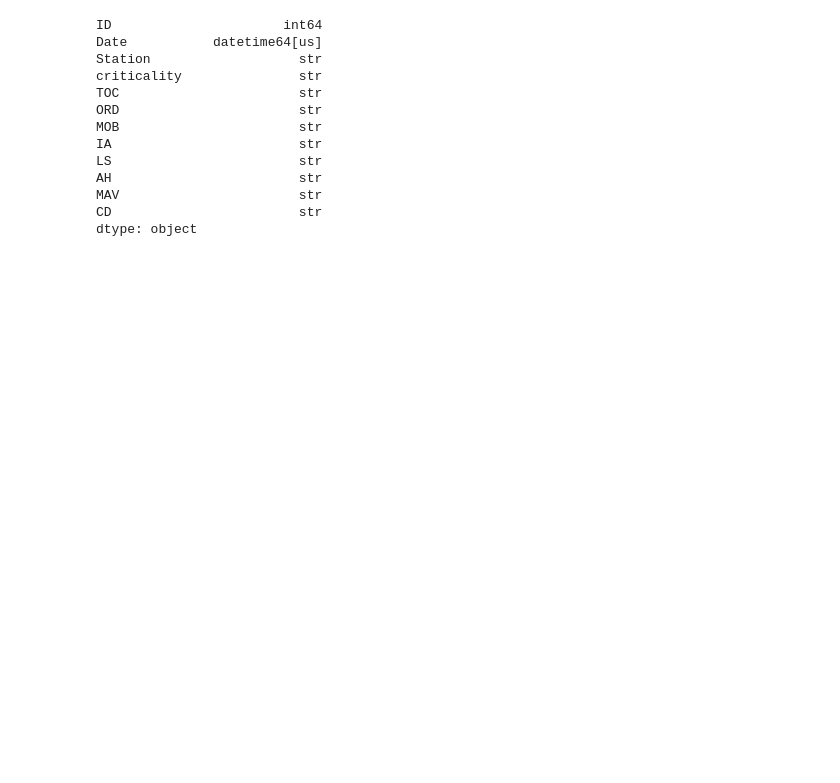
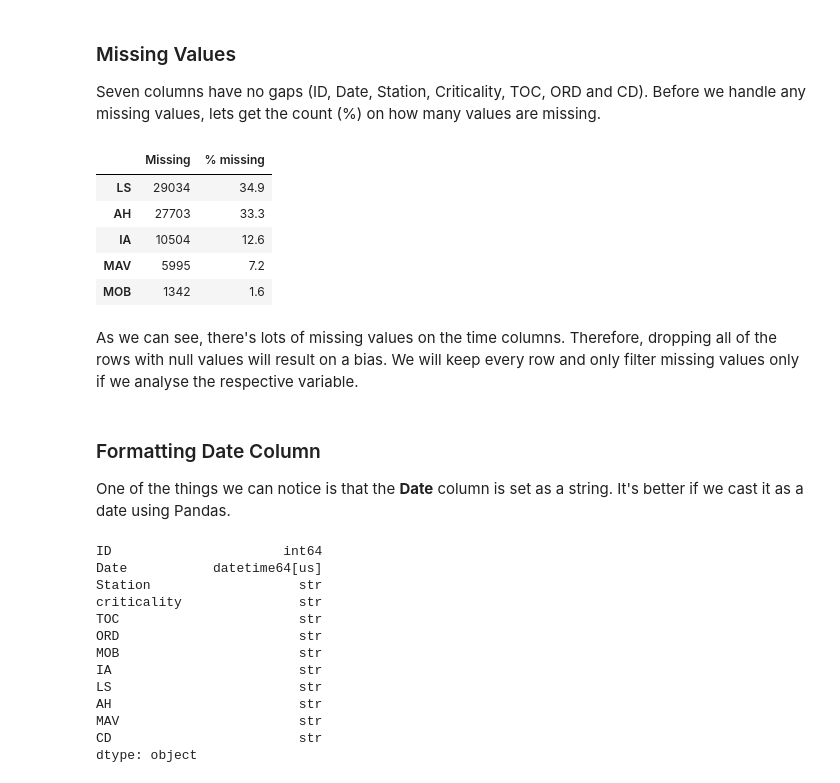
Before and after one commit to oscar-juarez-cct/ambulance-incidents, a Jupyter notebook: ambulance-incidents.ipynb, the cells around one changed output. Saved outputs shown, nothing was run; the diff lists cells and outputs as text; code cells hidden in the pictures; blank space fills up the shorter version.

Commit message:
Data cleaned and epxlored categorical data

```diff
--- a/ambulance-incidents.ipynb
+++ b/ambulance-incidents.ipynb
@@ -74,3 +92,27 @@ One of the things we can notice is that the **Date** column is set as a string.
+# %% [markdown]
+### Missing Values
+
+Seven columns have no gaps (ID, Date, Station, Criticality, TOC, ORD and CD). Before we handle any missing values, lets get the count (%) on how many values are missing.
+# %%
+time_cols = ["MOB", "IA", "LS", "AH", "MAV"]
+missing = pd.DataFrame({
+    "Missing": df[time_cols].isnull().sum(),
+    "% missing": (df[time_cols].isnull().mean() * 100).round(1),
+}).sort_values("% missing", ascending=False)
+missing
+# %% [output]
+|  | Missing | % missing |
+| LS | 29034 | 34.9 |
+| AH | 27703 | 33.3 |
+| IA | 10504 | 12.6 |
+| MAV | 5995 | 7.2 |
+| MOB | 1342 | 1.6 |
+# %% [markdown]
+As we can see, there's lots of missing values on the time columns. Therefore, dropping all of the rows with null values will result on a bias. We will keep every row and only filter missing values only if we analyse the respective variable.
+# %% [markdown]
+### Formatting Date Column
+
+One of the things we can notice is that the **Date** column is set as a string. It's better if we cast it as a date using Pandas.
 # %%
 df["Date"] = pd.to_datetime(df["Date"], format="%d/%m/%Y")
 df.dtypes
```
Also changed, not shown: parts of 31 cells of this notebook.
